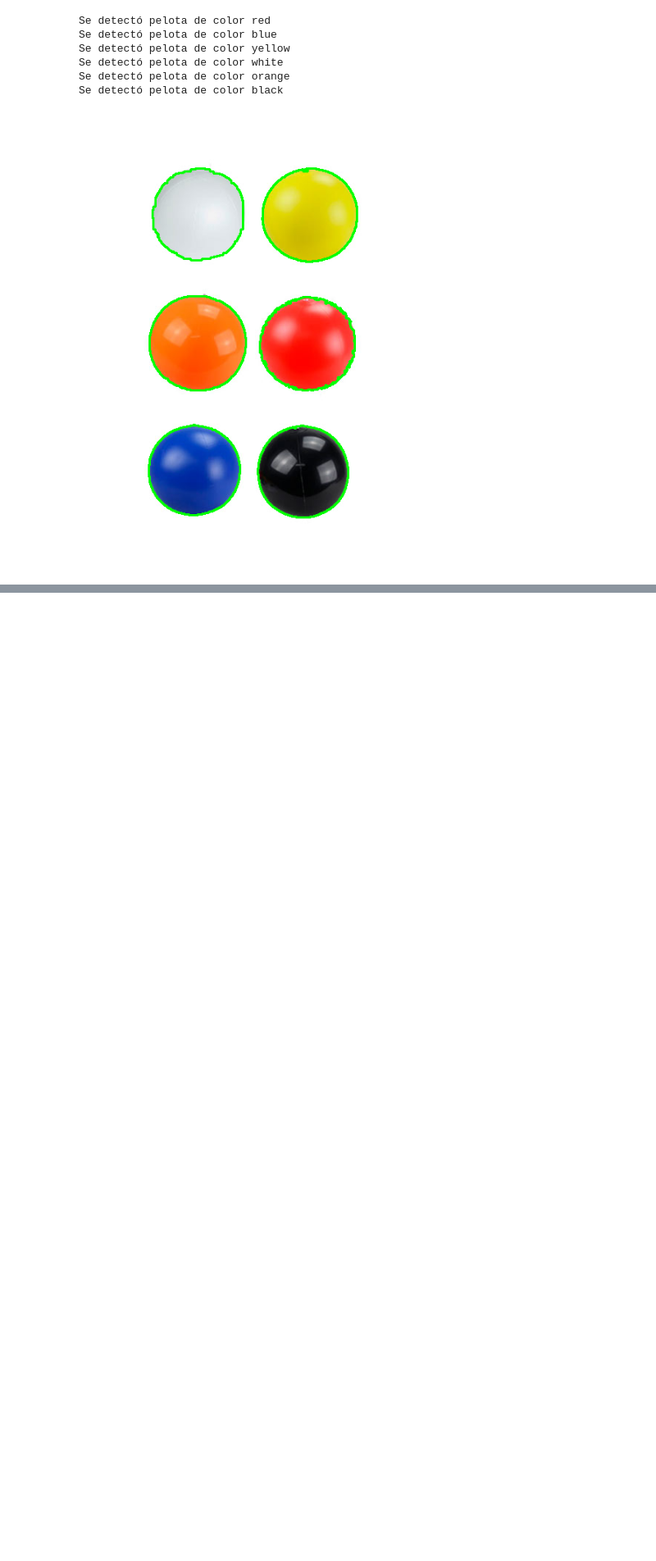
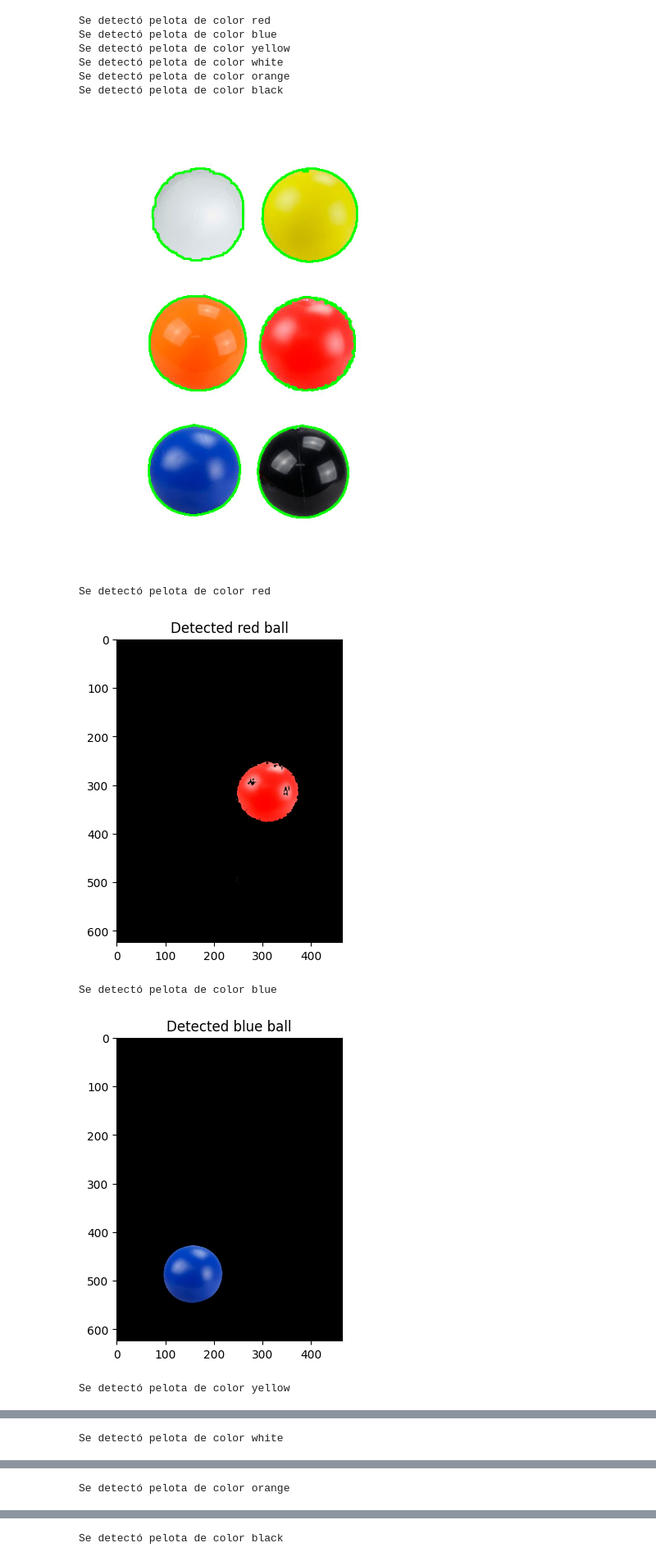
Before and after one commit to jsebastianquiroga/IMAGE_VIDEO_PROCESSING_PUJ, a Jupyter notebook: Talleres/Taller_1.ipynb, the cells around one changed output, grey strips where cells are left out. Shown at 82% size. Saved outputs shown, nothing was run; the diff lists cells and outputs as text; code cells hidden in the pictures; blank space fills up the shorter version.

```diff
--- a/Talleres/Taller_1.ipynb
+++ b/Talleres/Taller_1.ipynb
@@ -30,8 +30,8 @@ output = 'PELOTASLISAS-COLORES.jpg'
 gdown.download(url, output, quiet=False)
 
 # Read and display the image
-image = cv2.imread('PELOTASLISAS-COLORES.jpg', cv2.IMREAD_COLOR)
-image = cv2.cvtColor(image, cv2.COLOR_BGR2RGB)
+image_original = cv2.imread('PELOTASLISAS-COLORES.jpg', cv2.IMREAD_COLOR)
+image = cv2.cvtColor(image_original, cv2.COLOR_BGR2RGB)
 plt.imshow(image)
 plt.show()
 # %% [output]
@@ -45,14 +45,13 @@ def detect_ball_color(image, lower, upper):
     contours, _ = cv2.findContours(mask, cv2.RETR_EXTERNAL, cv2.CHAIN_APPROX_SIMPLE)
 
     if contours:
-        # Suponemos que la pelota más grande es la que queremos
         c = max(contours, key=cv2.contourArea)
         return c
     return None
 
 def main():
     # Leer la imagen
-    img = cv2.imread('/content/PELOTASLISAS-COLORES.jpg')
+    img = image_original
 
     # Convertir a HSV
     hsv = cv2.cvtColor(img, cv2.COLOR_BGR2HSV)
@@ -85,3 +84,58 @@ Se detectó pelota de color white
 Se detectó pelota de color orange
 Se detectó pelota de color black
 [figure]
+# %%
+import cv2
+import numpy as np
+import matplotlib.pyplot as plt
+
+def detect_ball_color(image, lower, upper):
+    mask = cv2.inRange(image, lower, upper)
+    contours, _ = cv2.findContours(mask, cv2.RETR_EXTERNAL, cv2.CHAIN_APPROX_SIMPLE)
+
+    if contours:
+        c = max(contours, key=cv2.contourArea)
+        return mask, c
+    return mask, None
+
+def main():
+    # Ensure that image_original is available
+    img = image_original.copy()
+
+    # Convert to HSV
+    hsv = cv2.cvtColor(img, cv2.COLOR_BGR2HSV)
+
+    # Defining color ranges
+    colors = {
+        'red': ([0, 21, 0], [4, 255, 255]),
+        'blue': ([100, 50, 50], [140, 255, 255]),
+        'yellow': ([20, 50, 50], [40, 255, 255]),
+        'white': ([77, 6, 0], [180, 75, 255]),
+        'orange': ([5, 100, 20], [25, 255, 255]),
+        'black': ([0, 0, 0], [180, 255, 150])
+    }
+
+    for color, (lower, upper) in colors.items():
+        mask, contour = detect_ball_color(hsv, np.array(lower), np.array(upper))
+
+        if contour is not None:
+            # Use the mask to extract only the detected ball
+            detected_ball = cv2.bitwise_and(img, img, mask=mask)
+
+            # Print the detected color
+            print(f"Se detectó pelota de color {color}")
+
+            # Show the image with only the detected ball
+            plt.figure()  # Create a new figure for each color
+            plt.imshow(cv2.cvtColor(detected_ball, cv2.COLOR_BGR2RGB))  # Convert from BGR to RGB for display
+            plt.title(f"Detected {color} ball")  # Set title for the figure
+            plt.show()
+
+# Execute the main function
+main()
+# %% [output]
+Se detectó pelota de color red
+[figure, added]
+Se detectó pelota de color blue
+[figure, added]
+Se detectó pelota de color yellow
@@ -87,0 +143 @@ Se detectó pelota de color black
+Se detectó pelota de color white
@@ -87,0 +145 @@ Se detectó pelota de color black
+Se detectó pelota de color orange
@@ -87,0 +147 @@ Se detectó pelota de color black
+Se detectó pelota de color black
```
Also changed, not shown: parts of 1 cell of this notebook.
